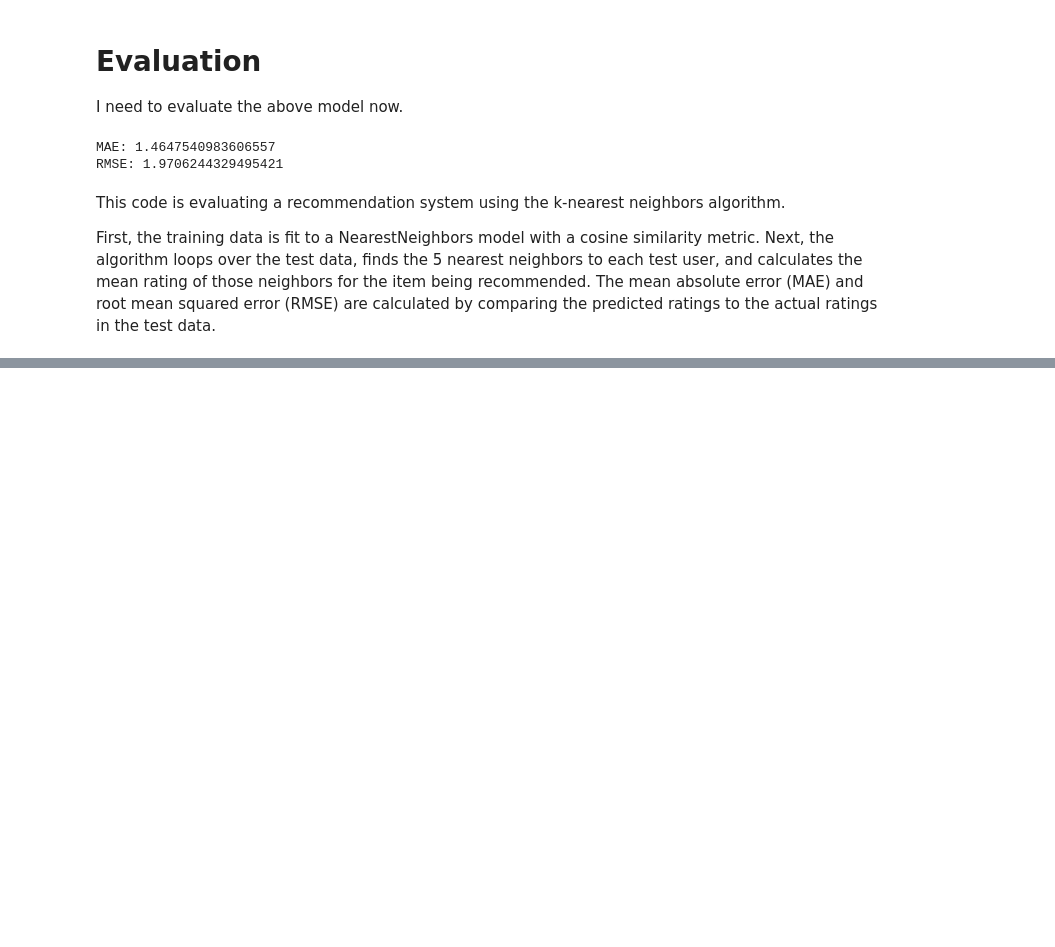
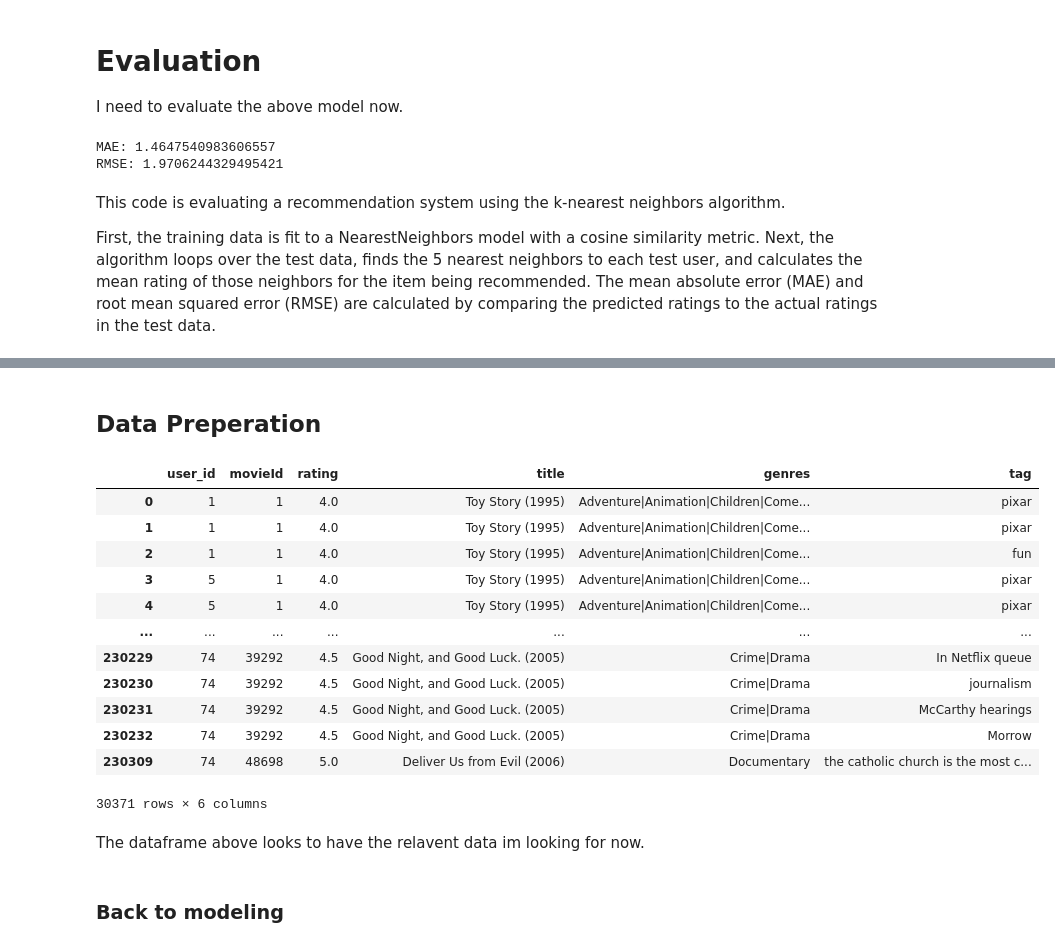
Before and after one commit to MichalOst3389/Movie-Recommendation-system, a Jupyter notebook: Untitled.ipynb, the cells around one changed output, grey strips where cells are left out. Saved outputs shown, nothing was run; the diff lists cells and outputs as text; code cells hidden in the pictures; blank space fills up the shorter version.

Commit message:
started second model

```diff
--- a/Untitled.ipynb
+++ b/Untitled.ipynb
@@ -254,0 +222,37 @@ Finally, we get the movie titles and genres for the top movies from the content_
+# %% [markdown]
+## Data Preperation
+# %%
+# Merge the dataframes
+content_df = pd.merge(ratings_df, movies_df, on='movieId', how='inner')
+content_df = pd.merge(content_df, tags_df, on='movieId', how='inner')
+# %%
+#Removing some columns that are double represented.
+content_df = content_df.drop('userId_y', axis=1)
+content_df = content_df.drop('timestamp_y', axis=1)
+content_df = content_df.drop('timestamp_x', axis=1)
+# %%
+#changing column name to user_id from userId_x
+content_df = content_df.rename(columns={'userId_x': 'user_id'})
+# %%
+# the large dataset keeps bogging down my hardware, lowered the amount of unique users.
+content_df = content_df[content_df['user_id'] <= 100]
+# %%
+content_df
+# %% [output]
+|  | user_id | movieId | rating | title | genres | tag |
+| 0 | 1 | 1 | 4.0 | Toy Story (1995) | Adventure|Animation|Children|Come... | pixar |
+| 1 | 1 | 1 | 4.0 | Toy Story (1995) | Adventure|Animation|Children|Come... | pixar |
+| 2 | 1 | 1 | 4.0 | Toy Story (1995) | Adventure|Animation|Children|Come... | fun |
+| 3 | 5 | 1 | 4.0 | Toy Story (1995) | Adventure|Animation|Children|Come... | pixar |
+| 4 | 5 | 1 | 4.0 | Toy Story (1995) | Adventure|Animation|Children|Come... | pixar |
+| ... | ... | ... | ... | ... | ... | ... |
+| 230229 | 74 | 39292 | 4.5 | Good Night, and Good Luck. (2005) | Crime|Drama | In Netflix queue |
+| 230230 | 74 | 39292 | 4.5 | Good Night, and Good Luck. (2005) | Crime|Drama | journalism |
+| 230231 | 74 | 39292 | 4.5 | Good Night, and Good Luck. (2005) | Crime|Drama | McCarthy hearings |
+| 230232 | 74 | 39292 | 4.5 | Good Night, and Good Luck. (2005) | Crime|Drama | Morrow |
+| 230309 | 74 | 48698 | 5.0 | Deliver Us from Evil (2006) | Documentary | the catholic church is the most c... |
+30371 rows × 6 columns
+# %% [markdown]
+The dataframe above looks to have the relavent data im looking for now.
+# %% [markdown]
+### Back to modeling
```
Also changed, not shown: parts of 10 cells of this notebook.
